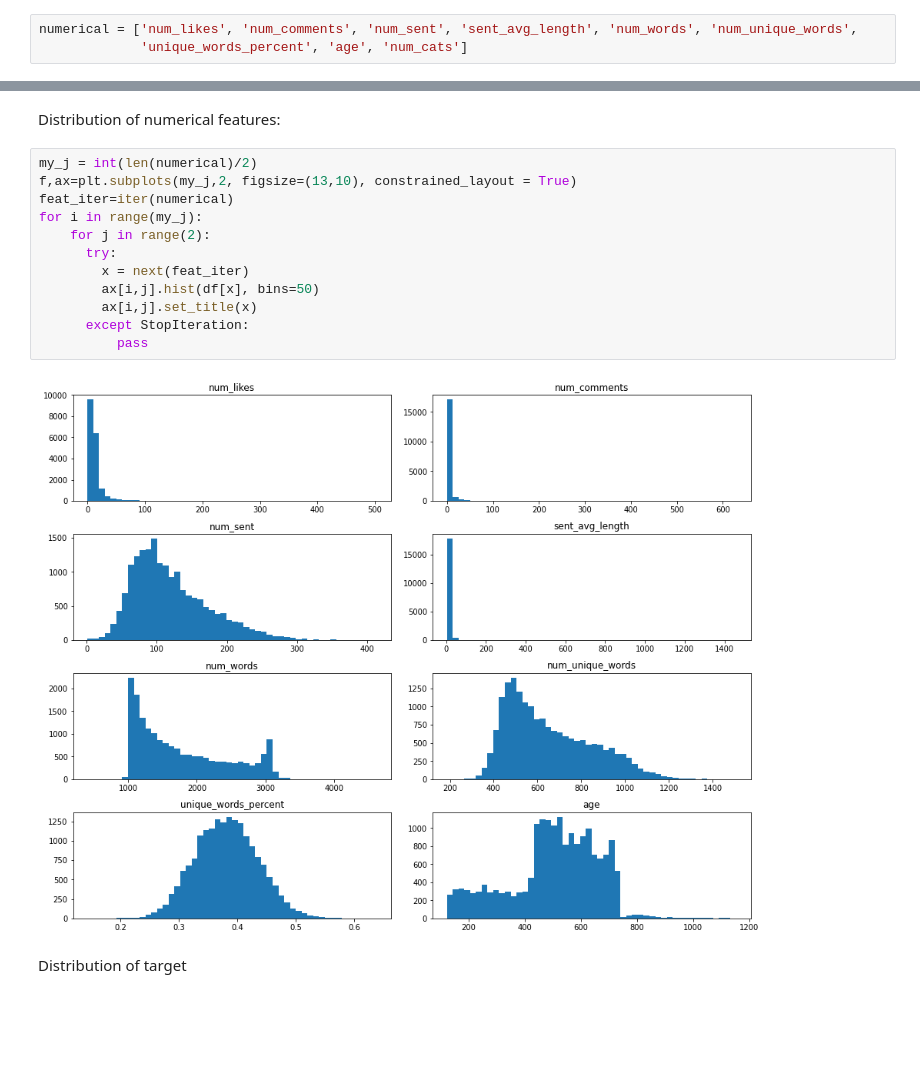
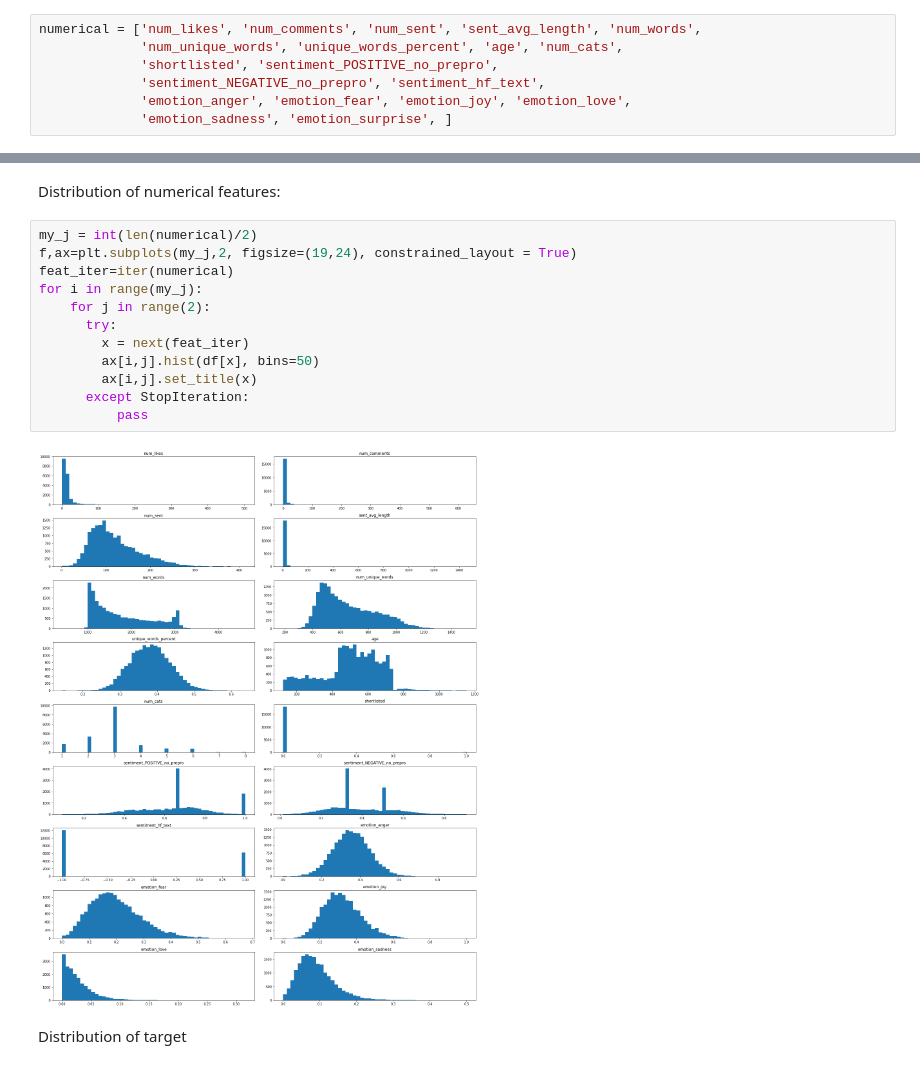
Before and after one commit to batyaamericus/OncUponTim, a Jupyter notebook: EDA.ipynb, the cells around one changed output, grey strips where cells are left out. Cells and saved outputs as stored; diff of their text form; blank space fills up the shorter version.

Commit message:
added the features emotion and sentiment to EDA

```diff
--- a/EDA.ipynb
+++ b/EDA.ipynb
@@ -73,6 +79,10 @@ memory usage: 10.3+ MB
 # %%
-numerical = ['num_likes', 'num_comments', 'num_sent', 'sent_avg_length', 'num_words', 'num_unique_words',
-             'unique_words_percent', 'age', 'num_cats']
+numerical = ['num_likes', 'num_comments', 'num_sent', 'sent_avg_length', 'num_words',
+             'num_unique_words', 'unique_words_percent', 'age', 'num_cats',
+             'shortlisted', 'sentiment_POSITIVE_no_prepro',
+             'sentiment_NEGATIVE_no_prepro', 'sentiment_hf_text',
+             'emotion_anger', 'emotion_fear', 'emotion_joy', 'emotion_love',
+             'emotion_sadness', 'emotion_surprise', ]
 # %%
 df[numerical].describe()
 # %% [output]
@@ -97,18 +107,18 @@ with pd.option_context('display.max_rows', 1, 'display.max_columns', None):
 Distribution of numerical features:
 # %%
 my_j = int(len(numerical)/2)
-f,ax=plt.subplots(my_j,2, figsize=(13,10), constrained_layout = True)
+f,ax=plt.subplots(my_j,2, figsize=(19,24), constrained_layout = True)
 feat_iter=iter(numerical)
 for i in range(my_j):
     for j in range(2):
       try:
         x = next(feat_iter)
         ax[i,j].hist(df[x], bins=50)
         ax[i,j].set_title(x)
       except StopIteration:
           pass
 # %% [output]
-[figure, old version]
+[figure, new version]
 # %% [markdown]
 Distribution of target
 # %%
```
Also changed, not shown: parts of 15 cells of this notebook.
